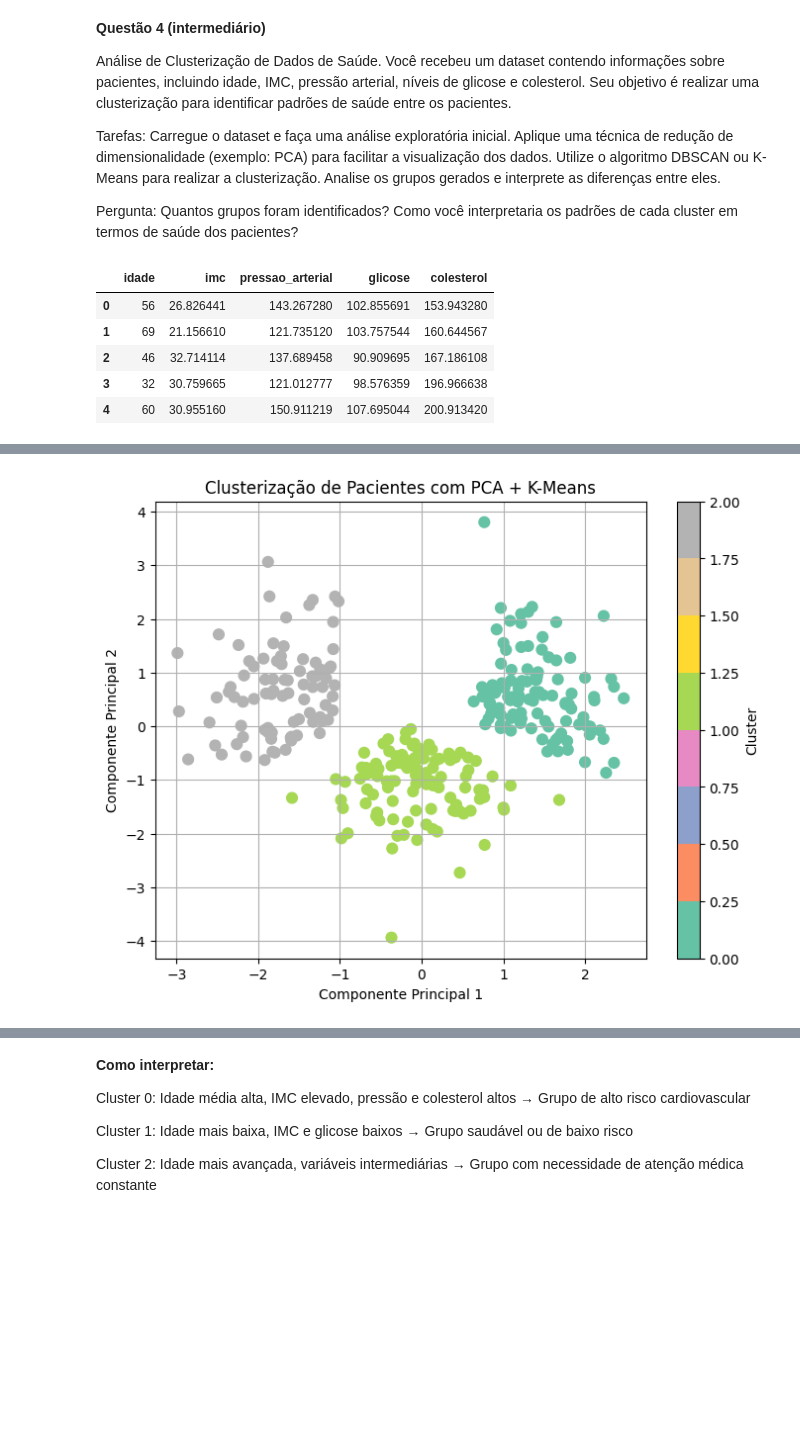
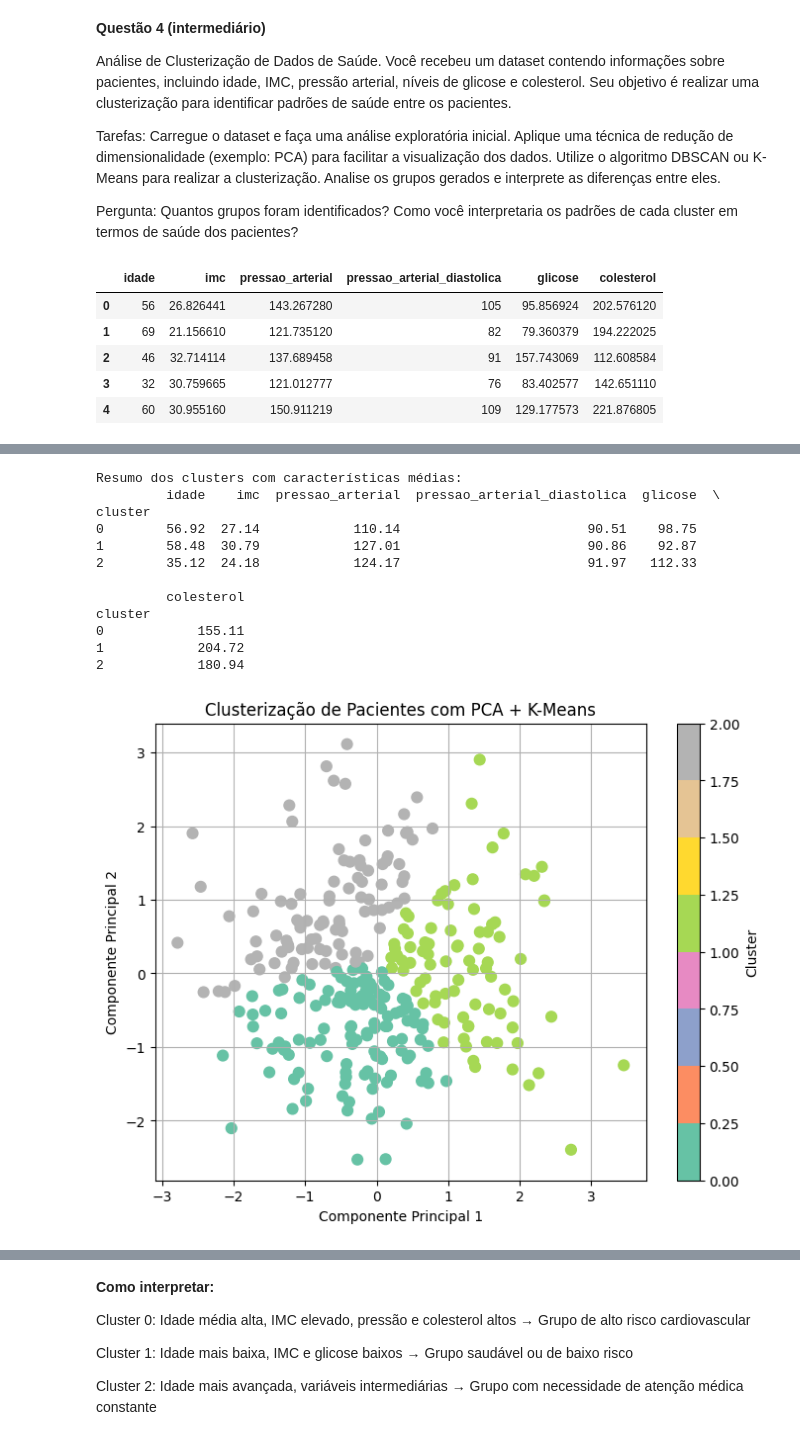
Before and after one commit to ibrunaneves/PraticasDeMachineLearning, a Jupyter notebook: Q4_Hackathon_Unifacisa_IA.ipynb, the cells around one changed output, grey strips where cells are left out. Drawn from its saved outputs; the diff is of its cells as text; code cells hidden in the pictures; blank space fills up the shorter version.

```diff
--- a/Q4_Hackathon_Unifacisa_IA.ipynb
+++ b/Q4_Hackathon_Unifacisa_IA.ipynb
@@ -17,7 +17,7 @@ Analise os grupos gerados e interprete as diferenças entre eles.
 
 Pergunta: Quantos grupos foram identificados? Como você interpretaria os padrões de cada cluster em termos de saúde dos pacientes?
 # %%
-# Importandp as bibliotecas
+# Importando as bibliotecas
 
 import pandas as pd  # manipulação de dados em tabelas
 import numpy as np  # cálculos matemáticos e geração de dados simulados
@@ -39,6 +39,7 @@ df_saude = pd.DataFrame({
     'idade': np.random.randint(18, 81, num_pacientes),  # entre 18 e 80 anos
     'imc': np.random.normal(27, 5, num_pacientes),  # média de IMC com desvio padrão
     'pressao_arterial': np.random.normal(120, 15, num_pacientes),  # pressão sistólica média
+    'pressao_arterial_diastolica': np.random.randint(60, 120, num_pacientes),  # pressão diastólica
     'glicose': np.random.normal(100, 25, num_pacientes),  # glicose em jejum
     'colesterol': np.random.normal(180, 40, num_pacientes)  # colesterol total
 })
@@ -47,16 +48,25 @@ df_saude = pd.DataFrame({
 
 df_saude.head()
 # %% [output]
-|  | idade | imc | pressao_arterial | glicose | colesterol |
-| 0 | 56 | 26.826441 | 143.267280 | 102.855691 | 153.943280 |
-| 1 | 69 | 21.156610 | 121.735120 | 103.757544 | 160.644567 |
-| 2 | 46 | 32.714114 | 137.689458 | 90.909695 | 167.186108 |
-| 3 | 32 | 30.759665 | 121.012777 | 98.576359 | 196.966638 |
-| 4 | 60 | 30.955160 | 150.911219 | 107.695044 | 200.913420 |
+|  | idade | imc | pressao_arterial | pressao_arterial_diastolica | glicose | colesterol |
+| 0 | 56 | 26.826441 | 143.267280 | 105 | 95.856924 | 202.576120 |
+| 1 | 69 | 21.156610 | 121.735120 | 82 | 79.360379 | 194.222025 |
+| 2 | 46 | 32.714114 | 137.689458 | 91 | 157.743069 | 112.608584 |
+| 3 | 32 | 30.759665 | 121.012777 | 76 | 83.402577 | 142.651110 |
+| 4 | 60 | 30.955160 | 150.911219 | 109 | 129.177573 | 221.876805 |
 # %%
 # Análise exploratória dos dados com Estatísticas descritivas (média, desvio padrão, mínimo, máximo, etc.)
 
 print(df_saude.describe())
+
+# Verificando se há valores nulos
+
+print(df_saude.isnull().sum())
+
+# Normalizando os dados para padronizar as escalas das variáveis
+
+scaler = StandardScaler()
+dados_normalizados = scaler.fit_transform(df_saude.drop(columns=["pressao_arterial_diastolica"]))
 
 # Gráfico de dispersão entre todas as variáveis para ajudar a entender padrões, correlações e possíveis outliers
 
@@ -64,24 +74,24 @@ sns.pairplot(df_saude)
 plt.suptitle("Análise exploratória inicial dos pacientes", y=1.02)
 plt.show()
 
-# Normalização dos dados para que variáveis com escalas diferentes não dominem o agrupamento
-
-scaler = StandardScaler()
-dados_normalizados = scaler.fit_transform(df_saude)  # retorna array com os dados padronizados
-
-# Redução de dimensionalidade com PCA que transforma os dados em novos eixos principais, mantendo o máximo de informação
+# Redução de dimensionalidade com PCA (2 componentes para visualização)
 
 pca = PCA(n_components=2)
-dados_pca = pca.fit_transform(dados_normalizados)  # aplicando PCA nos dados normalizados
+dados_pca = pca.fit_transform(dados_normalizados)
 
-# Aplicação do K-Means, algoritmo de clusterização que agrupa os dados em k grupos baseados na proximidade
+# Aplicação do K-Means com 3 clusters (ajustável com Elbow Method se desejar)
 
-kmeans = KMeans(n_clusters=3, random_state=42)  # definindo 3 clusters
-clusters = kmeans.fit_predict(dados_pca)  # executando o agrupamento com base nos dados reduzidos
+kmeans = KMeans(n_clusters=3, random_state=42)
+clusters = kmeans.fit_predict(dados_pca)
 
-# Adicionando o número do cluster ao DataFrame original
+# Adicionando a coluna de cluster ao DataFrame original
+df_saude['cluster'] = clusters
 
-df_saude['cluster'] = clusters
+# Resumo estatístico por cluster (média dos atributos)
+
+resumo_clusters = df_saude.groupby('cluster').mean().round(2)
+print("Resumo dos clusters com características médias:")
+print(resumo_clusters)
 
 # Visualização dos clusters em 2D com as componentes principais do PCA
 
@@ -117,3 +125,15 @@ max      2.000000
+Resumo dos clusters com características médias:
+         idade    imc  pressao_arterial  pressao_arterial_diastolica  glicose  \
+cluster
+0        56.92  27.14            110.14                        90.51    98.75
+1        58.48  30.79            127.01                        90.86    92.87
+2        35.12  24.18            124.17                        91.97   112.33
+
+         colesterol
+cluster
+0            155.11
+1            204.72
+2            180.94
-[figure, old version]
+[figure, new version]
 # %%
 # Agrupando os dados por cluster e calculando a média de cada variável
```
Also changed, not shown: parts of 2 cells of this notebook.
